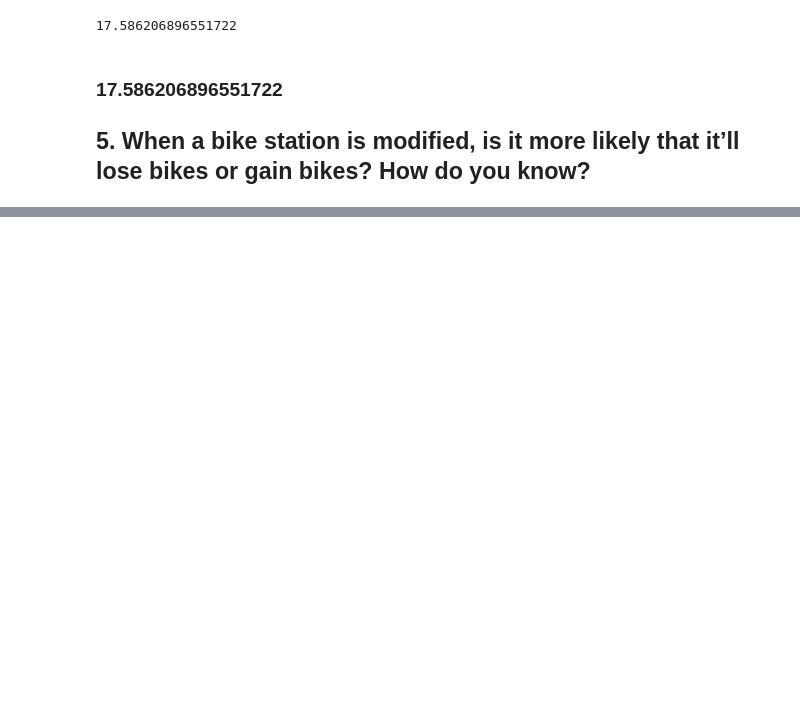
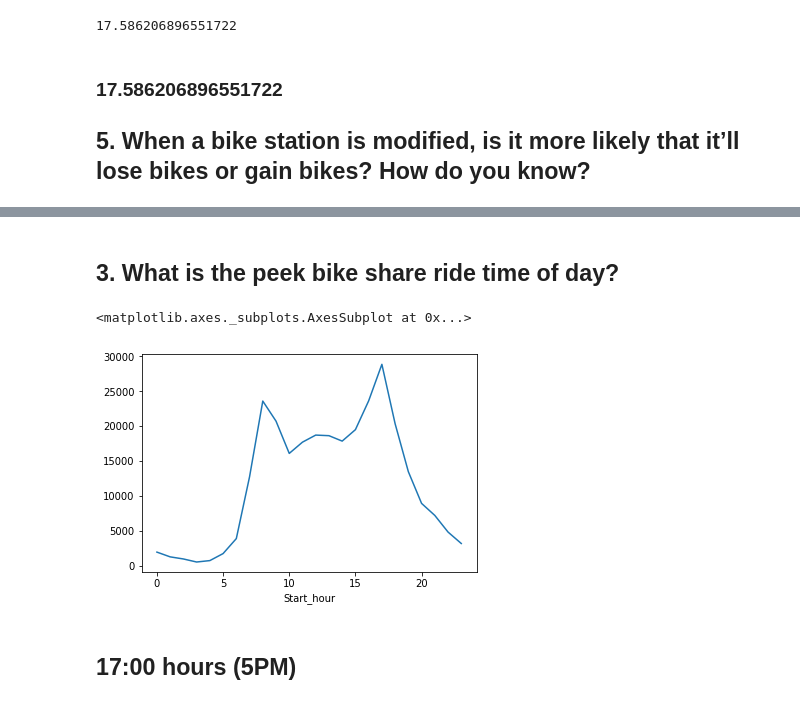
Before and after one commit to devturner/data_analysis, a Jupyter notebook: bike_data.ipynb, the cells around one changed output, grey strips where cells are left out. Saved outputs shown, nothing was run; the diff lists cells and outputs as text; code cells hidden in the pictures; blank space fills up the shorter version.

Commit message:
bike data complered
bike data and custom questions complete

```diff
--- a/bike_data.ipynb
+++ b/bike_data.ipynb
@@ -102,0 +214,12 @@ st['install_dockcount'].mean()
+# %% [markdown]
+## 3. What is the peek bike share ride time of day?
+# %%
+tr['Start_hour'] = tr.starttime.dt.hour
+rides_per_hour = tr.groupby('Start_hour')['trip_id'].count()
+# %%
+rides_per_hour.plot()
+# %% [output]
+<matplotlib.axes._subplots.AxesSubplot at 0x...>
+[figure, added]
+# %% [markdown]
+## 17:00 hours (5PM)
```
Also changed, not shown: parts of 21 cells of this notebook, 2 other files.
